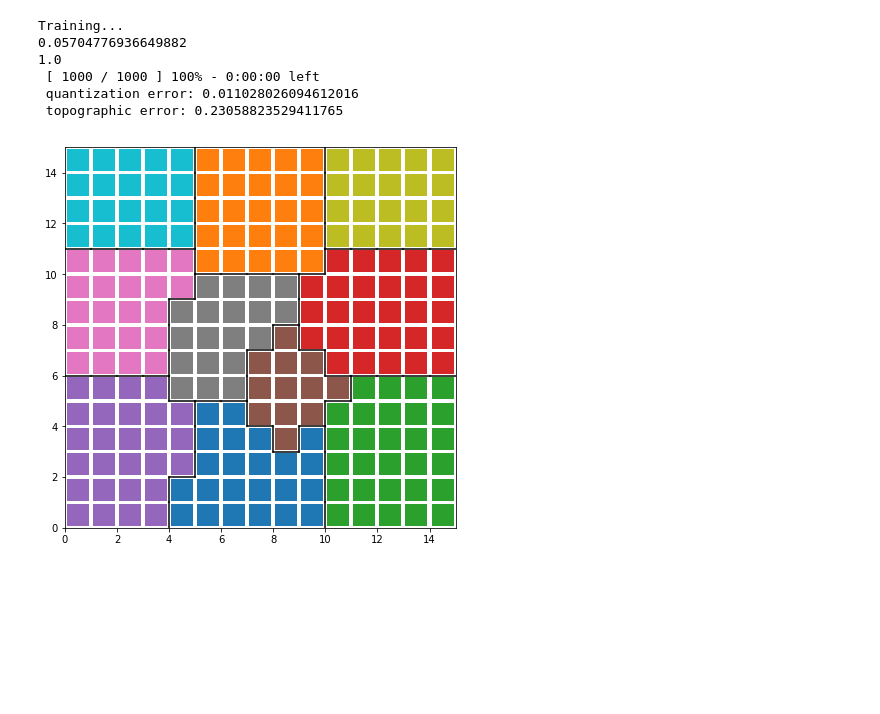
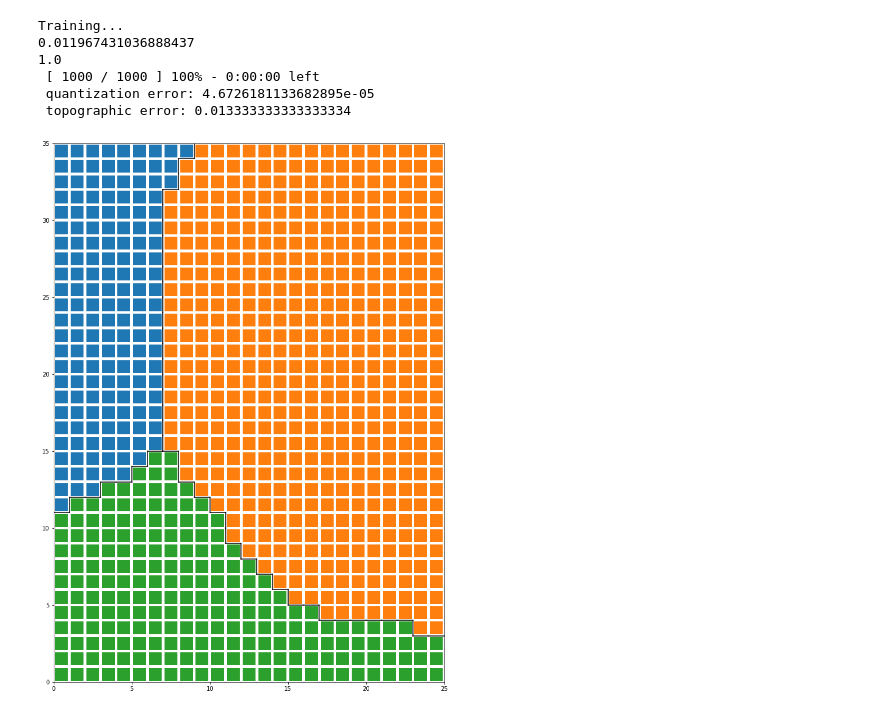
Before and after one commit to mikkelmilo/SOM-Clustering-Visualisations, a Jupyter notebook: milo.ipynb, the cells around one changed output. Cells and saved outputs as stored; diff of their text form; code cells hidden in the pictures; blank space fills up the shorter version.

```diff
--- a/milo.ipynb
+++ b/milo.ipynb
@@ -2,19 +2,19 @@
 from minisom import MiniSom
 from sklearn.cluster import KMeans
 import numpy as np
-#data = np.genfromtxt('iris.csv', delimiter=',', usecols=(0, 1, 2, 3))
+data = np.genfromtxt('iris.csv', delimiter=',', usecols=(0, 1, 2, 3))
 
-data_point_size = 10
-data = np.genfromtxt('10clusters.vec', skip_header=4, usecols=list(range(data_point_size)))
+data_point_size = 4
+#data = np.genfromtxt('10clusters.vec', skip_header=4, usecols=list(range(data_point_size)))
 #data = np.genfromtxt('chainlink.vec', skip_header=4, usecols=list(range(3)))
 # data normalization
 
 data = np.apply_along_axis(lambda x: x/np.linalg.norm(x), 1, data)
 
 # Initialization and training
-d1 = 15
-d2 = 15
-som = MiniSom(d1, d2, data_point_size, sigma=.3, learning_rate=0.5, neighborhood_function='gaussian', random_seed=2)
+d1 = 25
+d2 = 35
+som = MiniSom(d1, d2, data_point_size, sigma=2, learning_rate=0.5, neighborhood_function='gaussian', random_seed=2)
 
 #som = MiniSom(d1, d2, data_point_size, sigma=3, learning_rate=0.5,
 #              neighborhood_function='triangle', random_seed=10)
@@ -32,11 +32,11 @@ som.train_batch(data, 1000, verbose=True)  # random training
 #som.train_random(data, 100) # trains the SOM with 100 iterations
 # %% [output]
 Training...
-0.05704776936649882
+0.011967431036888437
 1.0
  [ 1000 / 1000 ] 100% - 0:00:00 left
- quantization error: 0.011028026094612016
- topographic error: 0.23058823529411765
+ quantization error: 4.6726181133682895e-05
+ topographic error: 0.013333333333333334
 # %%
 def winners_labels(som,rweights,labels):
     winners_labels = np.zeros(shape=(d1,d2))
@@ -61,35 +61,35 @@ def plot_with_labelling(som, d1, d2, labels, coloring_labels, rweights, debug=Fa
     #plt.pcolor(som.distance_map().T, cmap='bone_r')  # plotting the distance map as background
     #plt.colorbar()
     # use different colors and markers for each label
     #markers = ['o', 's', 'D']
     colors = ['C' + str(i) for i in np.unique(coloring_labels)]
     win_labels = winners_labels(som,rweights,labels)
 
     for cnt, xx in enumerate(rweights):
         w = som.winner(xx)  # getting the winner
         #w = xx
         # palce a marker on the winning position for the sample xx
         plt.plot(w[0]+.5, w[1]+.5, 's', markerfacecolor=colors[coloring_labels[cnt]],
                 markeredgecolor=colors[coloring_labels[cnt]], markersize=20, markeredgewidth=2)
     def plot_borders(debug=False):
         border_color = lambda c : c if debug else 'black'
         for i,row in enumerate(win_labels):
             for j,v in enumerate(row):
                 if j < win_labels.shape[1]-1 and v != row[j+1]:
                     plt.plot([i,i+1],[j+1,j+1], color=border_color('red'))
                 if i < win_labels.shape[0]-1 and v != win_labels[i+1][j]:
                     plt.plot([i+1,i+1],[j,j+1], color=border_color('blue'))
     plot_borders(debug)
     plt.axis([0, d1, 0, d2])
     plt.show()
 
-n_clusters = 10
+n_clusters = 3
 rweights = som.get_weights().reshape(d1*d2,-1) # first argument is product of first two dimensions of the input dataset
 kmeans = KMeans(n_clusters=n_clusters, random_state=0).fit(rweights)
 labels = kmeans.labels_
 plot_with_labelling(som,d1,d2,labels,labels,rweights,debug=False)
 # %% [output]
-[figure, old version]
+[figure, new version]
 # %%
 kmeans = KMeans(n_clusters=3, random_state=0).fit(data)
 label = kmeans.labels_
```
Also changed, not shown: parts of 1 cell of this notebook.
